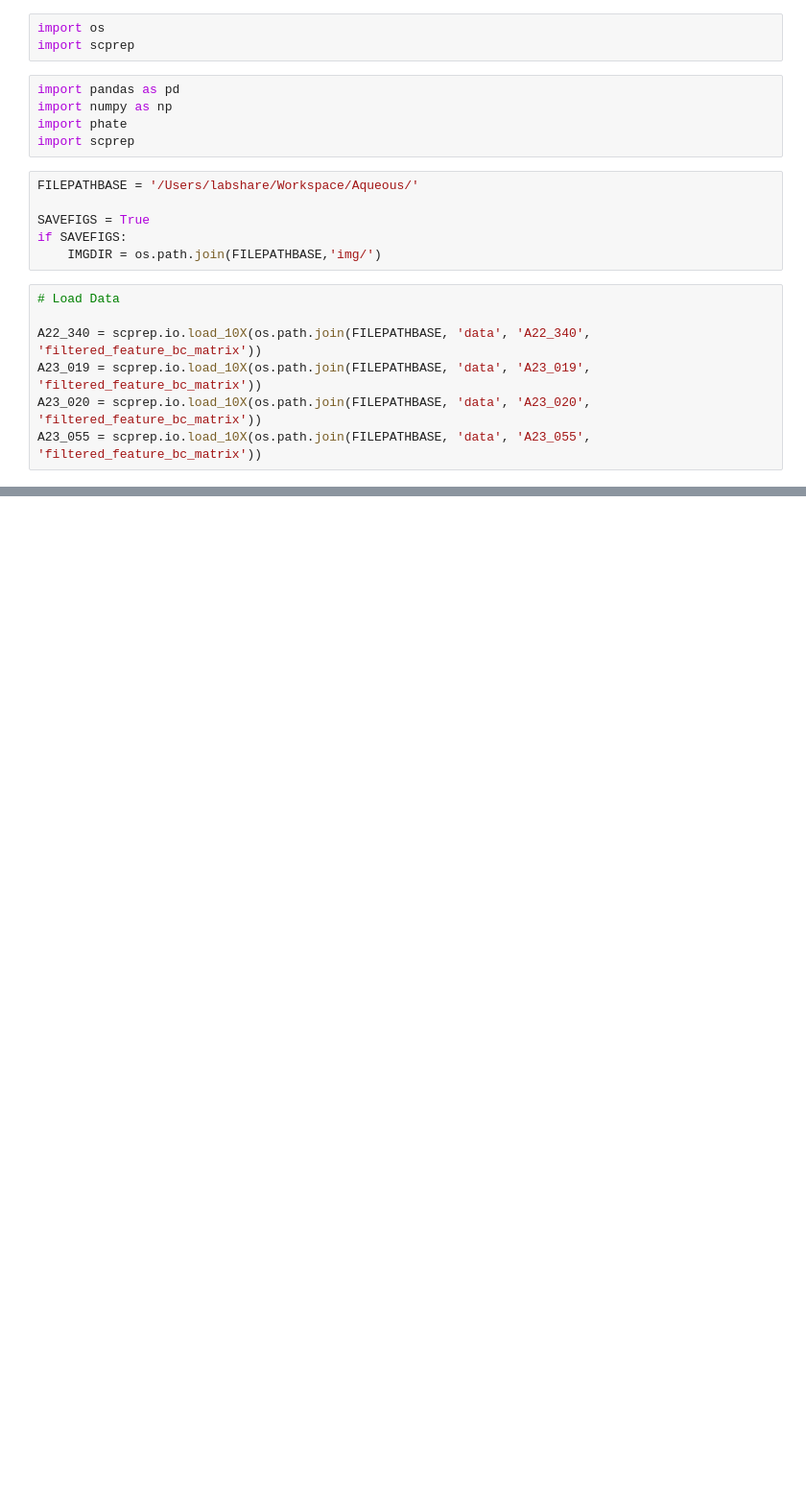
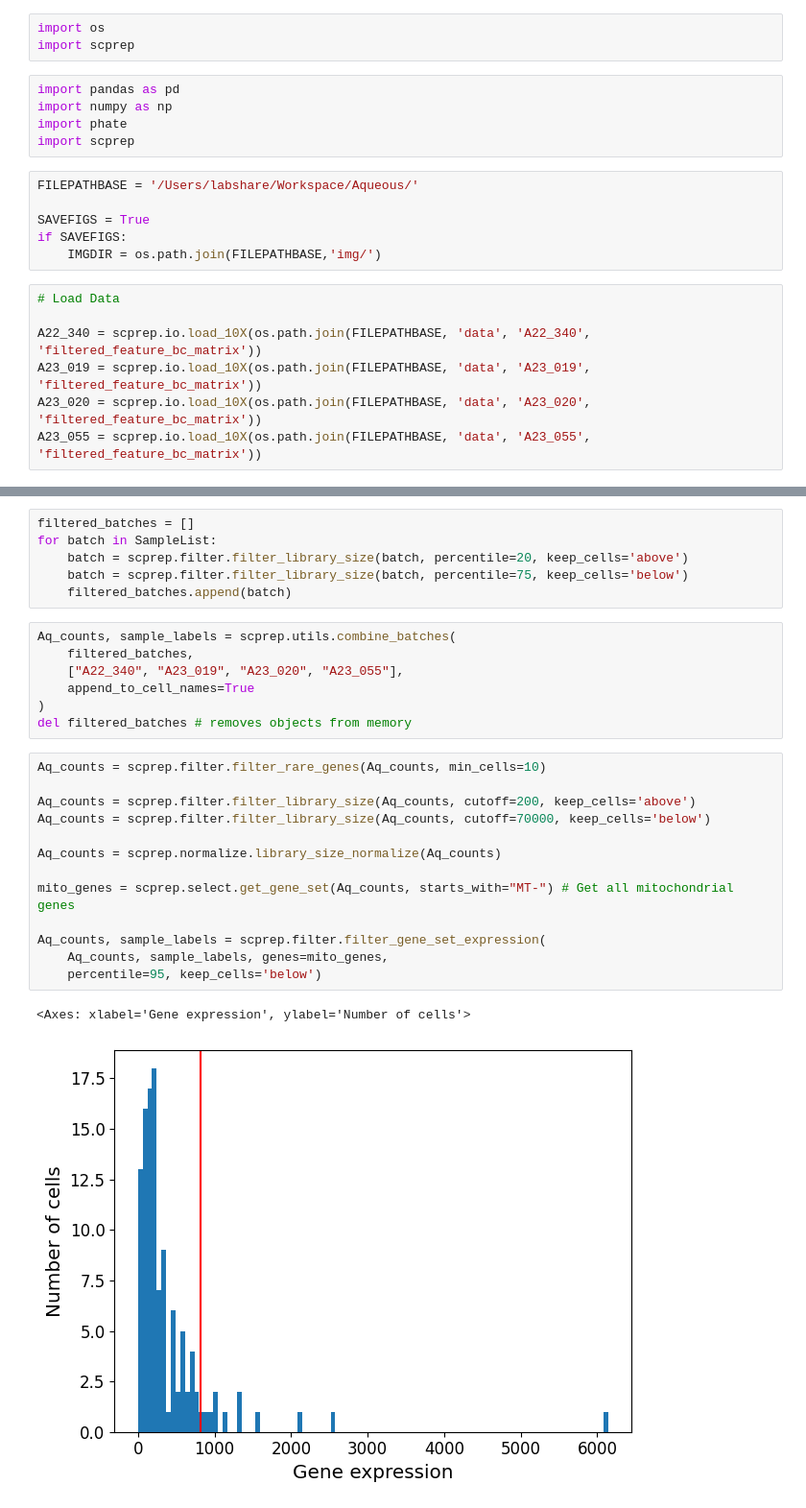
Before and after one commit to ycfni/Aqueous, a Jupyter notebook: src/Aqueous_scprep_PHATE_001.ipynb, the cells around one changed output, grey strips where cells are left out. Shown: that part at 96% size. Drawn from its saved outputs; the diff is of its cells as text; blank space fills up the shorter version.

```diff
--- a/src/Aqueous_scprep_PHATE_001.ipynb
+++ b/src/Aqueous_scprep_PHATE_001.ipynb
@@ -29,3 +96,32 @@ for S in SampleList:
 [figure]
 [figure]
 [figure]
+# %%
+filtered_batches = []
+for batch in SampleList:
+    batch = scprep.filter.filter_library_size(batch, percentile=20, keep_cells='above')
+    batch = scprep.filter.filter_library_size(batch, percentile=75, keep_cells='below')
+    filtered_batches.append(batch)
+# %%
+Aq_counts, sample_labels = scprep.utils.combine_batches(
+    filtered_batches,
+    ["A22_340", "A23_019", "A23_020", "A23_055"],
+    append_to_cell_names=True
+)
+del filtered_batches # removes objects from memory
+# %%
+Aq_counts = scprep.filter.filter_rare_genes(Aq_counts, min_cells=10)
+
+Aq_counts = scprep.filter.filter_library_size(Aq_counts, cutoff=200, keep_cells='above')
+Aq_counts = scprep.filter.filter_library_size(Aq_counts, cutoff=70000, keep_cells='below')
+
+Aq_counts = scprep.normalize.library_size_normalize(Aq_counts)
+
+mito_genes = scprep.select.get_gene_set(Aq_counts, starts_with="MT-") # Get all mitochondrial genes
+
+Aq_counts, sample_labels = scprep.filter.filter_gene_set_expression(
+    Aq_counts, sample_labels, genes=mito_genes,
+    percentile=95, keep_cells='below')
+# %% [output]
+<Axes: xlabel='Gene expression', ylabel='Number of cells'>
+[figure, added]
```
Also changed, not shown: parts of 9 cells of this notebook.
